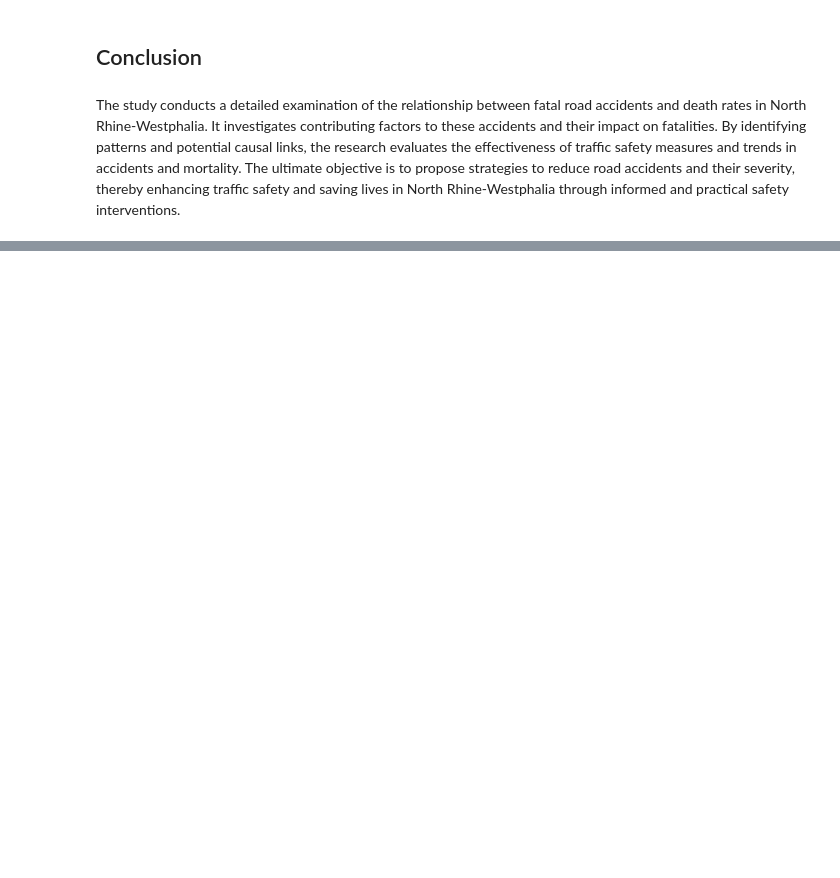
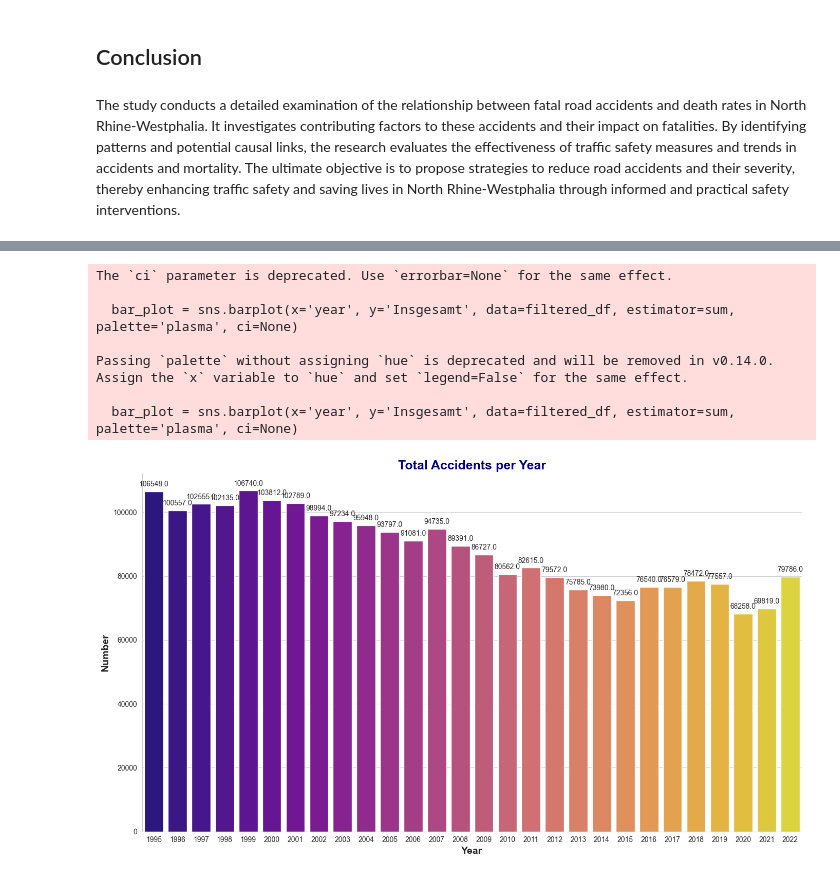
Before and after one commit to prathameshagare/made-template-ws2324, a Jupyter notebook: project/report.ipynb, the cells around one changed output, grey strips where cells are left out. Cells and saved outputs as stored; diff of their text form; code cells hidden in the pictures; blank space fills up the shorter version.

```diff
--- a/project/report.ipynb
+++ b/project/report.ipynb
@@ -136,0 +120,6 @@ The study conducts a detailed examination of the relationship between fatal road
+# %%
+# Filter only Month, Year, and Total accident records
+columns_to_keep = ['Month', 'year','Insgesamt']
+New_Accident_df = accident_df[columns_to_keep]
+filtered_df = New_Accident_df[New_Accident_df['Month'] == 'Insgesamt']
+print(filtered_df)
@@ -136,0 +144,39 @@ The study conducts a detailed examination of the relationship between fatal road
+# %%
+import matplotlib.pyplot as plt
+import seaborn as sns
+import pandas as pd
+
+# Ensure 'Insgesamt' is a numeric type if it's not
+# filtered_df['Insgesamt'] = pd.to_numeric(filtered_df['Insgesamt'], errors='coerce')
+
+# Set the aesthetic style of the plots
+sns.set_style("whitegrid")
+
+# Sum of 'Insgesamt' per year
+plt.figure(figsize=(14, 8))
+bar_plot = sns.barplot(x='year', y='Insgesamt', data=filtered_df, estimator=sum, palette='plasma', ci=None)
+
+plt.title('Total Accidents per Year', fontsize=18, fontweight='bold', color='navy')
+plt.xlabel('Year', fontsize=14, fontweight='bold')
+plt.ylabel('Number', fontsize=14, fontweight='bold')
+
+# Adding the data labels on the bars
+for p in bar_plot.patches:
+    bar_plot.annotate(format(p.get_height(), '.1f'),
+                      (p.get_x() + p.get_width() / 2., p.get_height()),
+                      ha = 'center', va = 'center',
+                      xytext = (0, 10),
+                      textcoords = 'offset points')
+
+sns.despine()  # Remove the top and right spines from plot
+plt.tight_layout()
+plt.show()
+# %% [output]
+The `ci` parameter is deprecated. Use `errorbar=None` for the same effect.
+
+  bar_plot = sns.barplot(x='year', y='Insgesamt', data=filtered_df, estimator=sum, palette='plasma', ci=None)
+
+Passing `palette` without assigning `hue` is deprecated and will be removed in v0.14.0. Assign the `x` variable to `hue` and set `legend=False` for the same effect.
+
+  bar_plot = sns.barplot(x='year', y='Insgesamt', data=filtered_df, estimator=sum, palette='plasma', ci=None)
+[figure, added]
```
Also changed, not shown: parts of 12 cells of this notebook, 1 other file.
